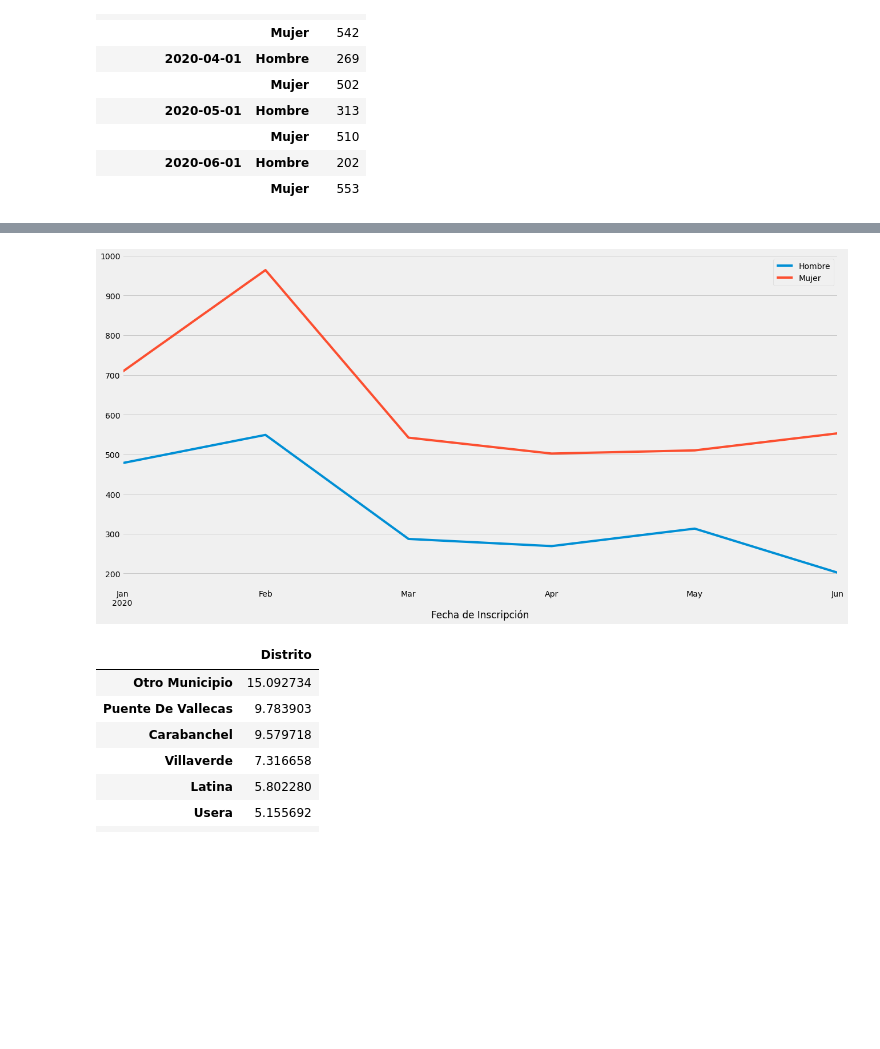
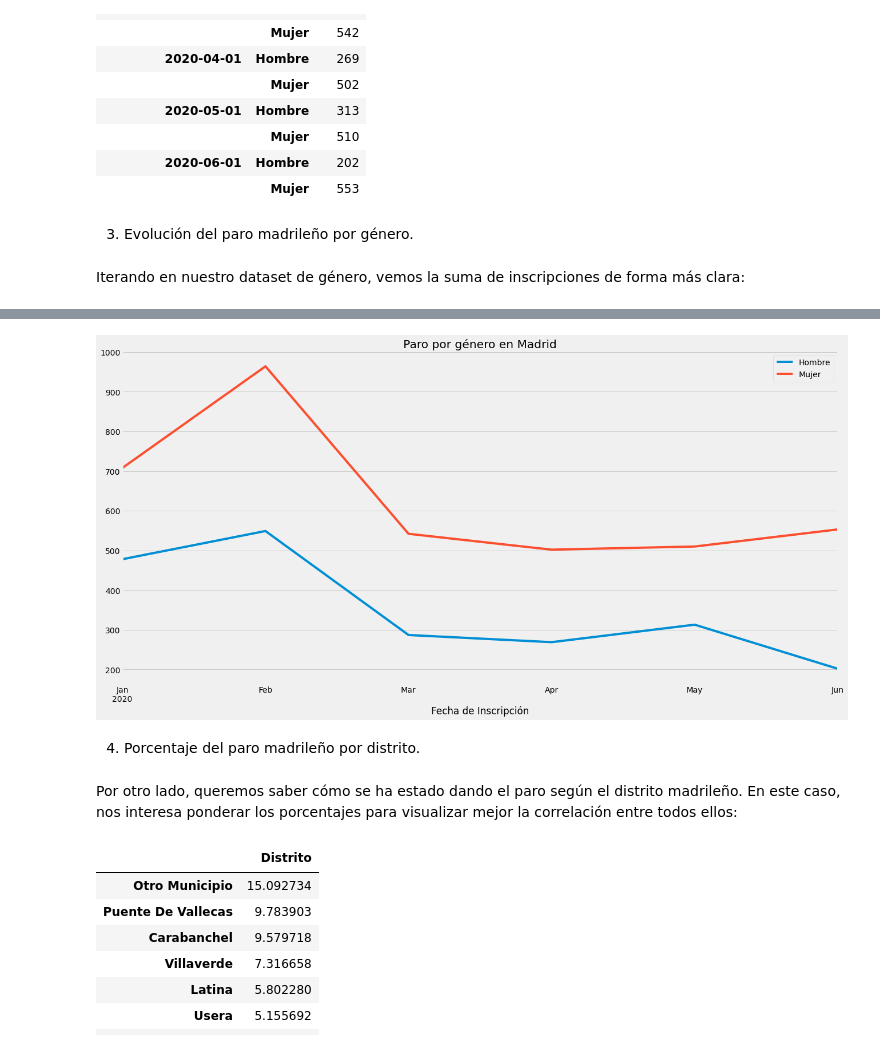
Before and after one commit to albalexia/materialbootcamp, a Jupyter notebook: PROYECTOS/Trabajo_Alba/src/main_.ipynb, the cells around one changed output, grey strips where cells are left out. Saved outputs shown, nothing was run; the diff lists cells and outputs as text; code cells hidden in the pictures; blank space fills up the shorter version.

```diff
--- a/PROYECTOS/Trabajo_Alba/src/main_.ipynb
+++ b/PROYECTOS/Trabajo_Alba/src/main_.ipynb
@@ -344,0 +296,5 @@ df_20.head(2)
+# %%
+index5= df_20_agrupado.index.map(lambda t: t.strftime('%Y-%m-%d'))
+plt.rcParams["figure.figsize"] = [20, 10]
+ax = sns.barplot(y= "Nº de inscripciones por mes", x = index5, data = df_20_agrupado,palette=(sns.cubehelix_palette("5")))
+ax.set_title('Paro mensual en Madrid')
@@ -372,6 +334,10 @@ Las columnas útiles son ['Fecha de Inscripción', 'Género']
 |  | Mujer | 510 |
 | 2020-06-01 | Hombre | 202 |
 |  | Mujer | 553 |
+# %% [markdown]
+3. Evolución del paro madrileño por género.
+# %% [markdown]
+Iterando en nuestro dataset de género, vemos la suma de inscripciones de forma más clara:
 # %%
 for key, data in df_20_agrupado.reset_index().groupby('Género'):
     print(key)
@@ -399,13 +365,16 @@ Mujer
 # %%
 fig, ax = plt.subplots()
 fig = plt.gcf()
 fig.set_size_inches(20,10)
 
-# key gives the group name (i.e. category), data gives the actual values
 for key, data in df_20_agrupado.reset_index().groupby('Género'):
-    data.plot(x='Fecha de Inscripción', y='suma', ax=ax, label=key)
+    data.plot(x='Fecha de Inscripción', y='suma', title="Paro por género en Madrid", ax=ax, label=key)
 # %% [output]
-[figure, old version]
+[figure, new version]
+# %% [markdown]
+4. Porcentaje del paro madrileño por distrito.
+# %% [markdown]
+Por otro lado, queremos saber cómo se ha estado dando el paro según el distrito madrileño. En este caso, nos interesa ponderar los porcentajes para visualizar mejor la correlación entre todos ellos:
 # %%
 pie_data = (df_20.Distrito.value_counts(normalize= True)* 100).to_frame()
 pie_data
```
Also changed, not shown: parts of 55 cells of this notebook, 7 other files.
